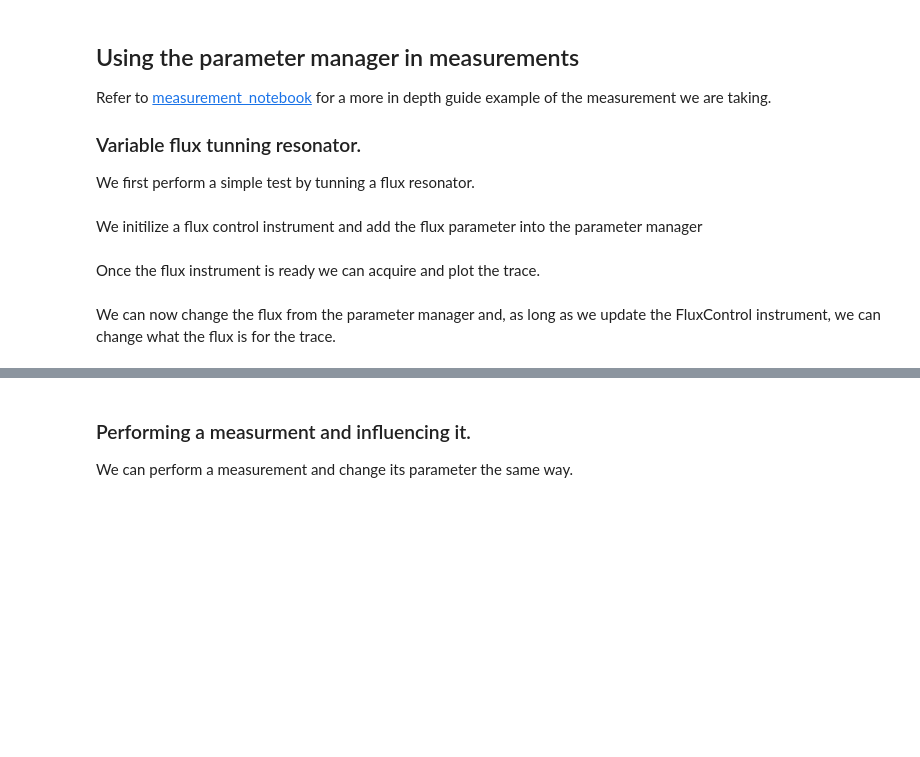
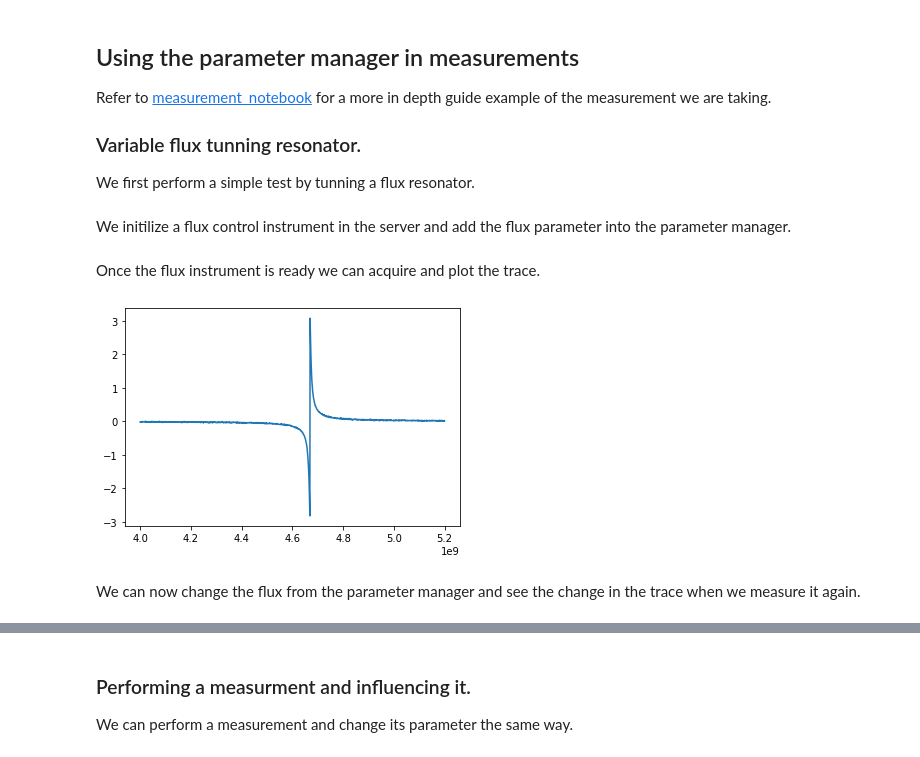
Before and after one commit to toolsforexperiments/recipes, a Jupyter notebook: toolsforexperiments_overview/tfe_overview.ipynb, the cells around one changed output, grey strips where cells are left out. Drawn from its saved outputs; the diff is of its cells as text; code cells hidden in the pictures; blank space fills up the shorter version.

```diff
--- a/toolsforexperiments_overview/tfe_overview.ipynb
+++ b/toolsforexperiments_overview/tfe_overview.ipynb
@@ -112,12 +112,11 @@ vna = cli.create_instrument(
 Once the instrument is created in the server we can add its parameters in the parameter manager and other parameters.
 # %%
 #adding parametrs to the parameter manager
-params.add_parameter('vna.resonator_frequency', initial_value=5e9, unit='Hz')
 params.add_parameter('vna.linewidth', initial_value=10e6, unit='Hz')
-
+params.resonator.frequency(5e9)
 #loading the values from the parameter manager into the instrument itself
 params.update()
-vna.resonator_frequency(params.vna.resonator_frequency())
+vna.resonator_frequency(params.resonator.frequency())
 vna.resonator_linewidth(params.vna.linewidth())
 
 #setting up the rest of the parameters
@@ -143,23 +138,29 @@ station = Station()
 # %% [markdown]
-We initilize a flux control instrument and add the flux parameter into the parameter manager
+We initilize a flux control instrument in the server and add the flux parameter into the parameter manager.
 # %%
-from instrumentserver.testing.dummy_instruments.rf import FluxControl
-flux = find_or_create_instrument(FluxControl, 'flux', vna)
-station.add_component(flux)
+fluxControl = cli.create_instrument(
+    'instrumentserver.testing.dummy_instruments.rf.FluxControl',
+    'flux',
+    resonator_instrument='vna')
+
 
 params.add_parameter('flux_control.flux', initial_value=-0.25, unit='V')
 # %% [markdown]
 Once the flux instrument is ready we can acquire and plot the trace.
 # %%
-# just acquire a trace and plot. The resonance frequency should change when changing the flux.
-flux.flux(params.flux_control.flux())
+def acquire_flux_trace():
+    # just acquire a trace and plot. The resonance frequency should change when changing the flux.
+    fluxControl.flux(params.flux_control.flux())
 
-f_vals = vna.frequency()
-s11_vals = vna.data()
+    f_vals = vna.frequency()
+    s11_vals = vna.data()
 
-fig, ax = plt.subplots(1, 1)
-ax.plot(f_vals, np.angle(s11_vals))
+    fig, ax = plt.subplots(1, 1)
+    ax.plot(f_vals, np.angle(s11_vals))
+acquire_flux_trace()
+# %% [output]
+[figure, added]
 # %% [markdown]
-We can now change the flux from the parameter manager and, as long as we update the FluxControl instrument, we can change what the flux is for the trace.
+We can now change the flux from the parameter manager and see the change in the trace when we measure it again.
 # %%
 params.flux_control.flux(-0.35) #this step can also be performed by manually changing the value through the GUI
```
Also changed, not shown: parts of 18 cells of this notebook.
